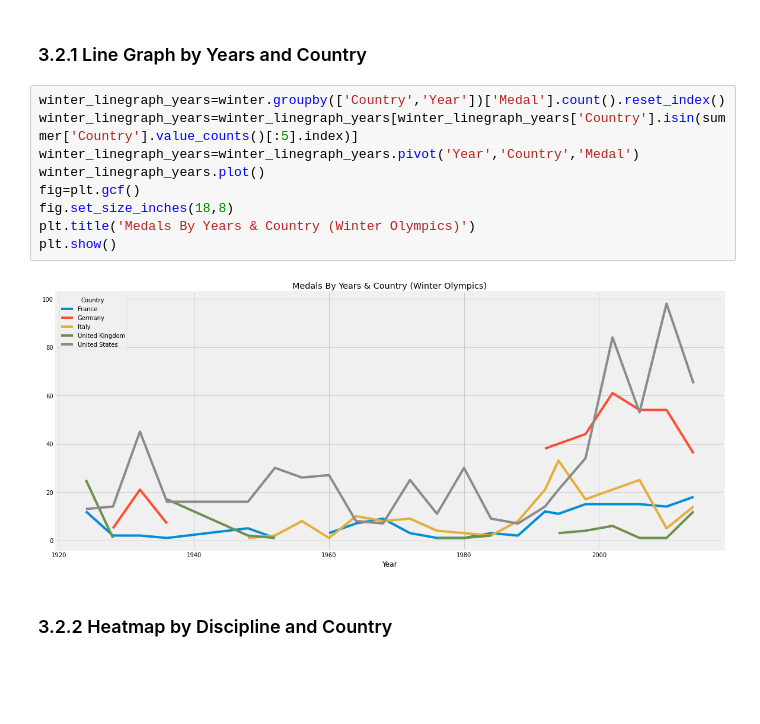
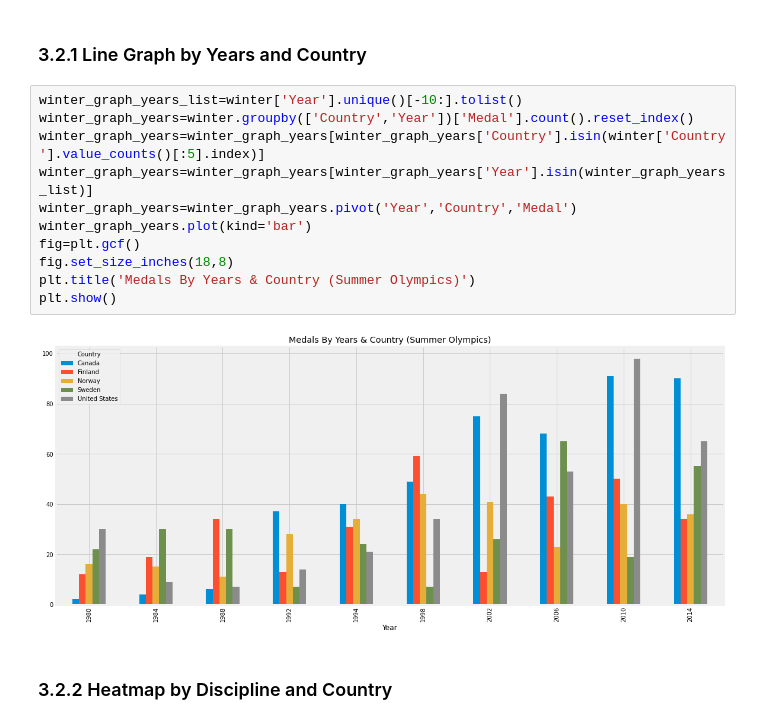
Before and after one commit to eozhisarcikli/olympic-game-analysis, a Jupyter notebook: Analysis & Visualization.ipynb, the cells around one changed output. Cells and saved outputs as stored; diff of their text form; blank space fills up the shorter version.

```diff
--- a/Analysis & Visualization.ipynb
+++ b/Analysis & Visualization.ipynb
@@ -382,16 +386,18 @@ plt.show()
 # %% [markdown]
 ### 3.2.1 Line Graph by Years and Country
 # %%
-winter_linegraph_years=winter.groupby(['Country','Year'])['Medal'].count().reset_index()
-winter_linegraph_years=winter_linegraph_years[winter_linegraph_years['Country'].isin(summer['Country'].value_counts()[:5].index)]
-winter_linegraph_years=winter_linegraph_years.pivot('Year','Country','Medal')
-winter_linegraph_years.plot()
+winter_graph_years_list=winter['Year'].unique()[-10:].tolist()
+winter_graph_years=winter.groupby(['Country','Year'])['Medal'].count().reset_index()
+winter_graph_years=winter_graph_years[winter_graph_years['Country'].isin(winter['Country'].value_counts()[:5].index)]
+winter_graph_years=winter_graph_years[winter_graph_years['Year'].isin(winter_graph_years_list)]
+winter_graph_years=winter_graph_years.pivot('Year','Country','Medal')
+winter_graph_years.plot(kind='bar')
 fig=plt.gcf()
 fig.set_size_inches(18,8)
-plt.title('Medals By Years & Country (Winter Olympics)')
+plt.title('Medals By Years & Country (Summer Olympics)')
 plt.show()
 # %% [output]
-[figure, old version]
+[figure, new version]
 # %% [markdown]
 ### 3.2.2 Heatmap by Discipline and Country
 # %%
```
Also changed, not shown: parts of 5 cells of this notebook.
